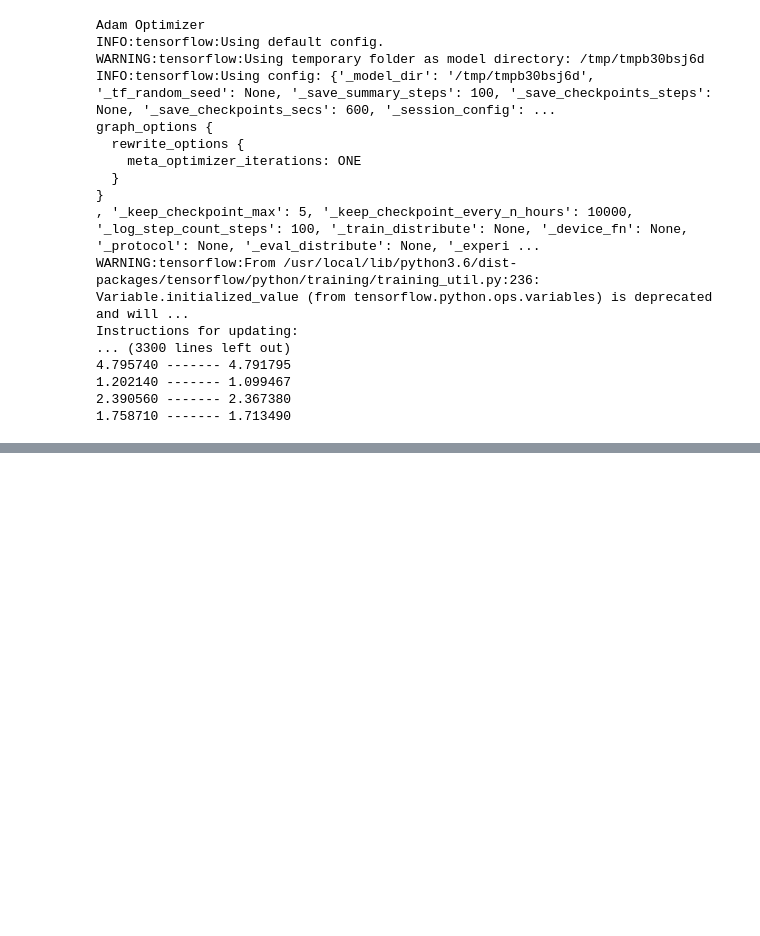
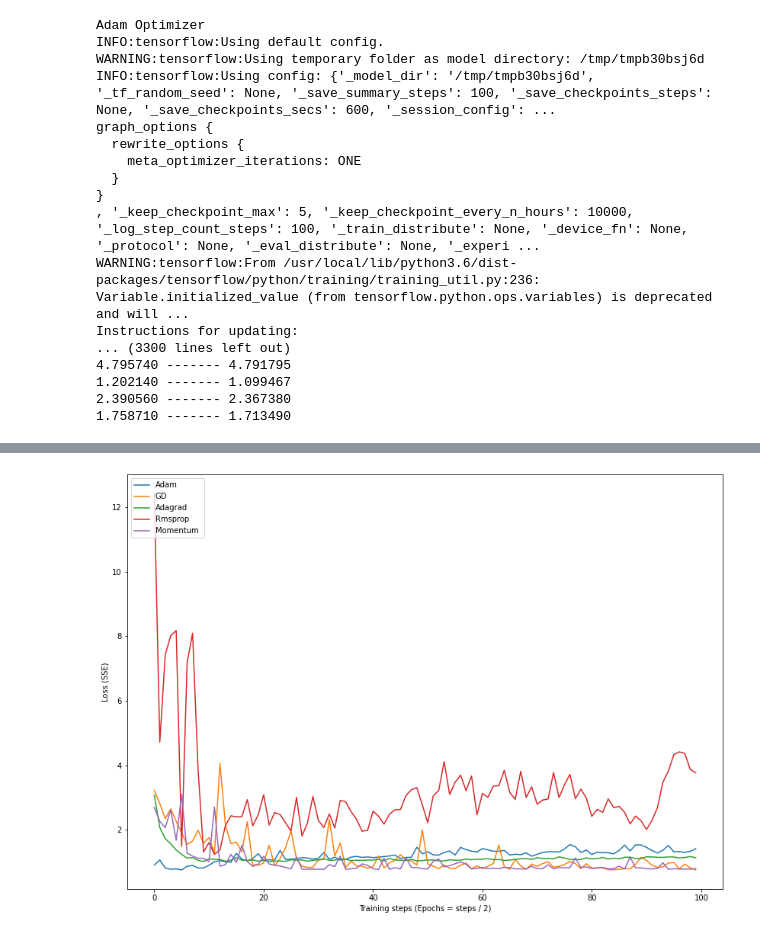
Before and after one commit to Hamza1122/DNNRegressor, a Jupyter notebook: Untitled187.ipynb, the cells around one changed output, grey strips where cells are left out. Cells and saved outputs as stored; diff of their text form; code cells hidden in the pictures; blank space fills up the shorter version.

```diff
--- a/Untitled187.ipynb
+++ b/Untitled187.ipynb
@@ -168,3 +222,3 @@ rmsprop_history = build_model(optimizer=tf.train.RMSPropOptimizer(learning_rate=
 # %%
 print('Momentum Optimizer')
-momentum_history = build_model(optimizer=tf.train.MomentumPropOptimizer(learning_rate=0.01))
+momentum_history = build_model(optimizer=tf.compat.v1.train.MomentumOptimizer(learning_rate=0.0001,momentum=0.1))
@@ -171,29 +243,27 @@ momentum_history = build_model(optimizer=tf.train.MomentumPropOptimizer(learning
 # %%
 import matplotlib.pyplot as plt
 %matplotlib inline
 
 # manually set the parameters of the figure to and appropriate size
 plt.rcParams['figure.figsize'] = [14, 10]
 
 adam_loss_values = [ev['loss'] for ev in adam_history]
 sgd_loss_values = [ev['loss'] for ev in sgd_history]
 adagrad_loss_values = [ev['loss'] for ev in adagrad_history]
 adadelta_loss_values = [ev['loss'] for ev in adadelta_history]
 rmsprop_loss_values = [ev['loss'] for ev in rmsprop_history]
+
 momentum_loss_values = [ev['loss'] for ev in momentum_history]
 
-
-plt.plot(ada_loss_values)
+plt.plot(adam_loss_values)
 plt.plot(sgd_loss_values)
 plt.plot(adagrad_loss_values)
-plt.plot(adadelta_loss_values)
 plt.plot(rmsprop_loss_values)
 plt.plot(momentum_loss_values)
 
-
-
-
-
 plt.xlabel('Training steps (Epochs = steps / 2)')
 plt.ylabel('Loss (SSE)')
+plt.legend(['Adam','GD','Adagrad','Rmsprop','Momentum '], loc='upper left')
 plt.show()
+# %% [output]
+[figure, added]
```
Also changed, not shown: parts of 6 cells of this notebook.
